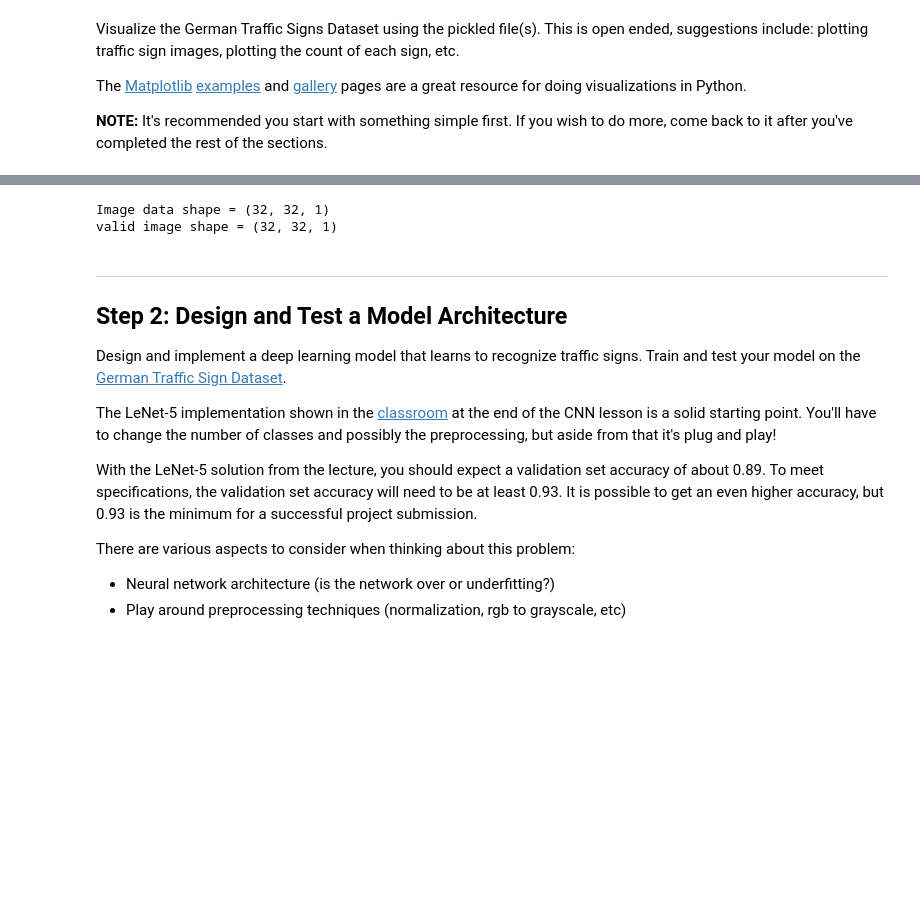
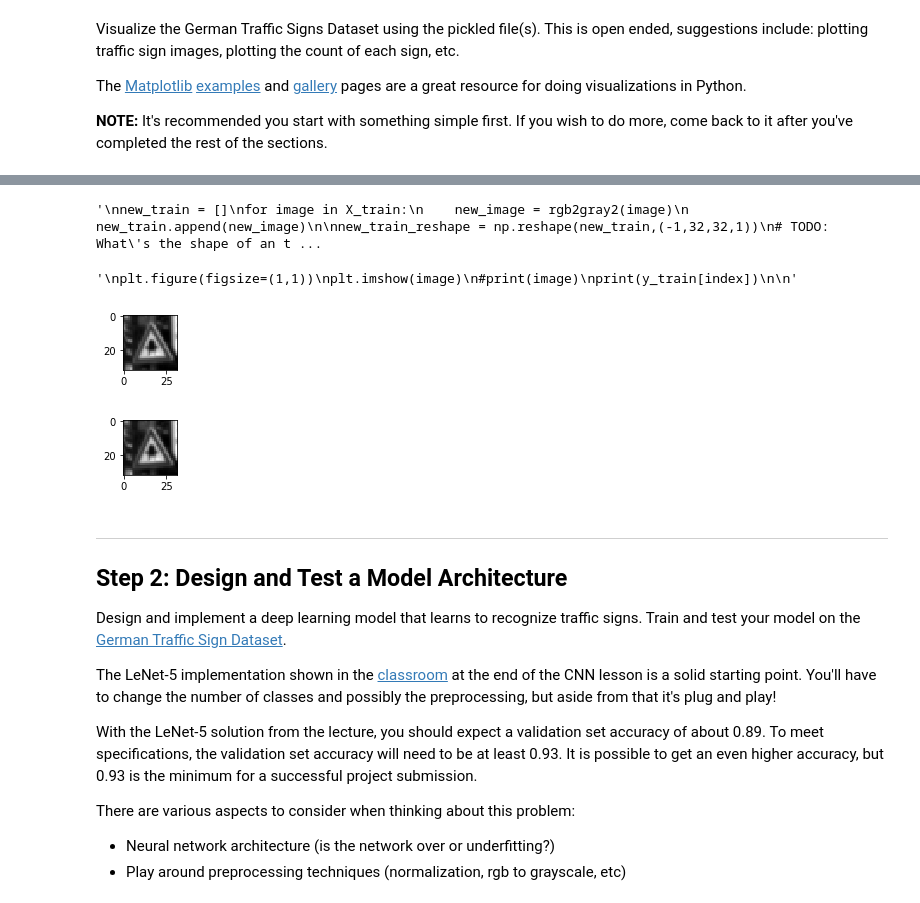
Before and after one commit to bryan0806/Udacity-CarND-Traffic-Sign-Classifier-Project, a Jupyter notebook: Traffic_Sign_Classifier.ipynb, the cells around one changed output, grey strips where cells are left out. Drawn from its saved outputs; the diff is of its cells as text; code cells hidden in the pictures; blank space fills up the shorter version.

```diff
--- a/Traffic_Sign_Classifier.ipynb
+++ b/Traffic_Sign_Classifier.ipynb
@@ -128,5 +128,6 @@ the length of x train is  34799
 # %%
 #transfer color to grayscale
+"""
 new_train = []
 for image in X_train:
     new_image = rgb2gray2(image)
@@ -148,9 +149,37 @@ new_valid_reshape = np.reshape(new_valid,(-1,32,32,1))
 valid_shape = new_valid_reshape[0].shape
 print("valid image shape =",valid_shape)
 X_valid = new_valid_reshape
+"""
 # %% [output]
-Image data shape = (32, 32, 1)
-valid image shape = (32, 32, 1)
+'\nnew_train = []\nfor image in X_train:\n    new_image = rgb2gray2(image)\n    new_train.append(new_image)\n\nnew_train_reshape = np.reshape(new_train,(-1,32,32,1))\n# TODO: What\'s the shape of an t ...
+# %%
+"""
+index = random.randint(0, len(X_train))
+#print("the length of x train is ", len(X_train))
+image = X_train[index].squeeze()
+#print(image[0][0][0])
+
+#def rgb2gray2(rgb):
+#    return np.dot(rgb[...,:3], [0.299, 0.587, 0.114])
+"""
+plt.figure(figsize=(1,1))
+gray = rgb2gray2(image)
+plt.imshow(gray,cmap = plt.get_cmap('gray'))
+
+img_gray = rgb2gray(image)
+plt.figure(figsize=(1,1))
+plt.imshow(img_gray,cmap = plt.get_cmap('gray'))
+"""
+plt.figure(figsize=(1,1))
+plt.imshow(image)
+#print(image)
+print(y_train[index])
+
+"""
+# %% [output]
+'\nplt.figure(figsize=(1,1))\nplt.imshow(image)\n#print(image)\nprint(y_train[index])\n\n'
+[figure, added]
+[figure, added]
 # %% [markdown]
 ----
 
```
Also changed, not shown: parts of 4 cells of this notebook, 3 other files.
